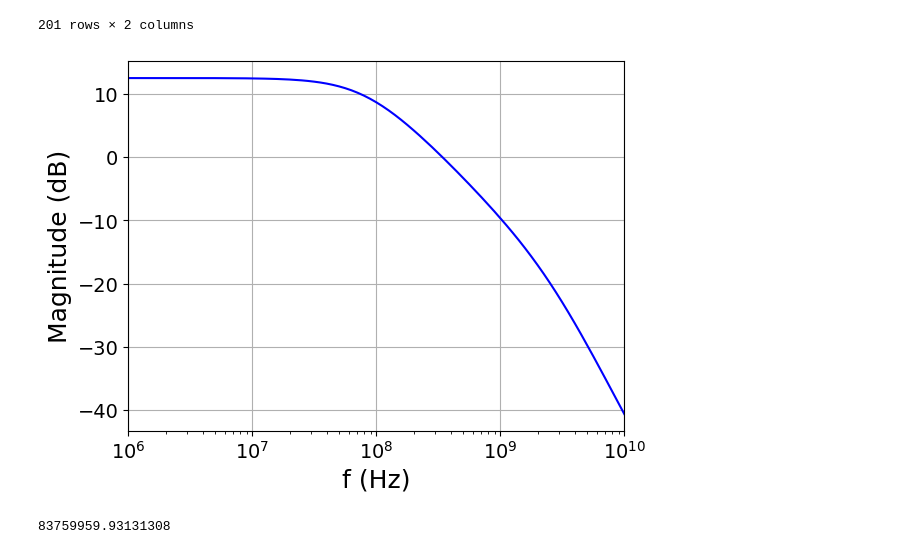
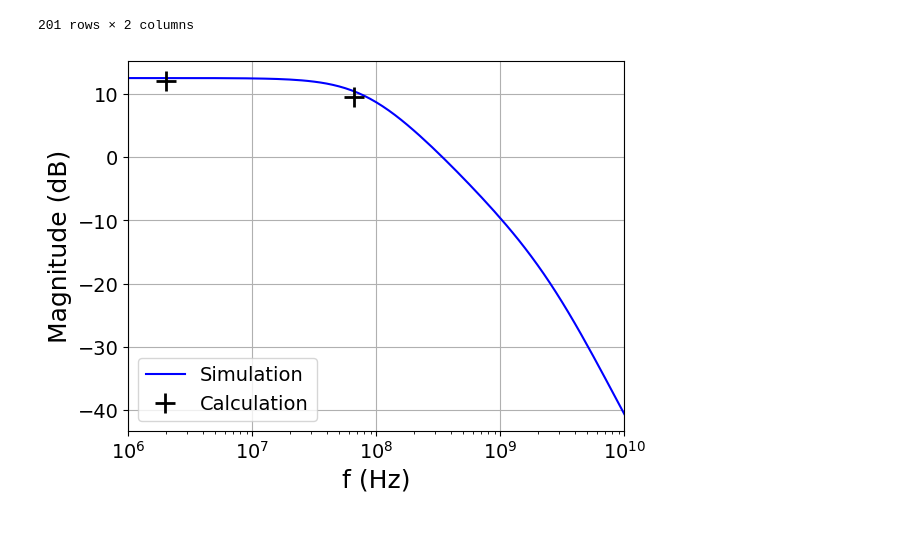
Before and after one commit to bmurmann/CircuitInsights2026, a Jupyter notebook: example2/example2_ac_sim.ipynb, the cells around one changed output. Saved outputs shown, nothing was run; the diff lists cells and outputs as text; code cells hidden in the pictures.

```diff
--- a/example2/example2_ac_sim.ipynb
+++ b/example2/example2_ac_sim.ipynb
@@ -23,22 +23,22 @@ df
 # %%
 f = df['frequency']
 mag = df['vod_mag']
 mag_db = 20*np.log10(mag)
+mag_db_max = np.max(mag_db)
 
-plt.semilogx(f, mag_db, color='blue', linestyle='-')
+f_calc = [2e6, 65.9e6]
+mag_db_calc = [12, mag_db_max-3]
+
+plt.semilogx(f, mag_db, label='Simulation', color='blue', linestyle='-')
+plt.semilogx(f_calc, mag_db_calc, label='Calculation', marker='+', markersize=15, markeredgewidth=2, linestyle='None', color='black')
 plt.xlim(1e6, 1e10)
 #plt.ylim(0, 35)
 plt.xlabel("f (Hz)", fontsize=18)
 plt.ylabel("Magnitude (dB)", fontsize=18)
 plt.xticks(fontsize=14)
 plt.yticks(fontsize=14)
 plt.grid(True)
+plt.legend(fontsize=14, loc='lower left')
 plt.show()
 # %% [output]
-[figure, old version]
+[figure, new version]
-# %%
-dc = np.max(mag_db)
-bw = np.interp(dc-3, np.flip(mag_db), np.flip(f))
-print(bw)
-# %% [output]
-83759959.93131308
```
Also changed, not shown: 2 other files.
